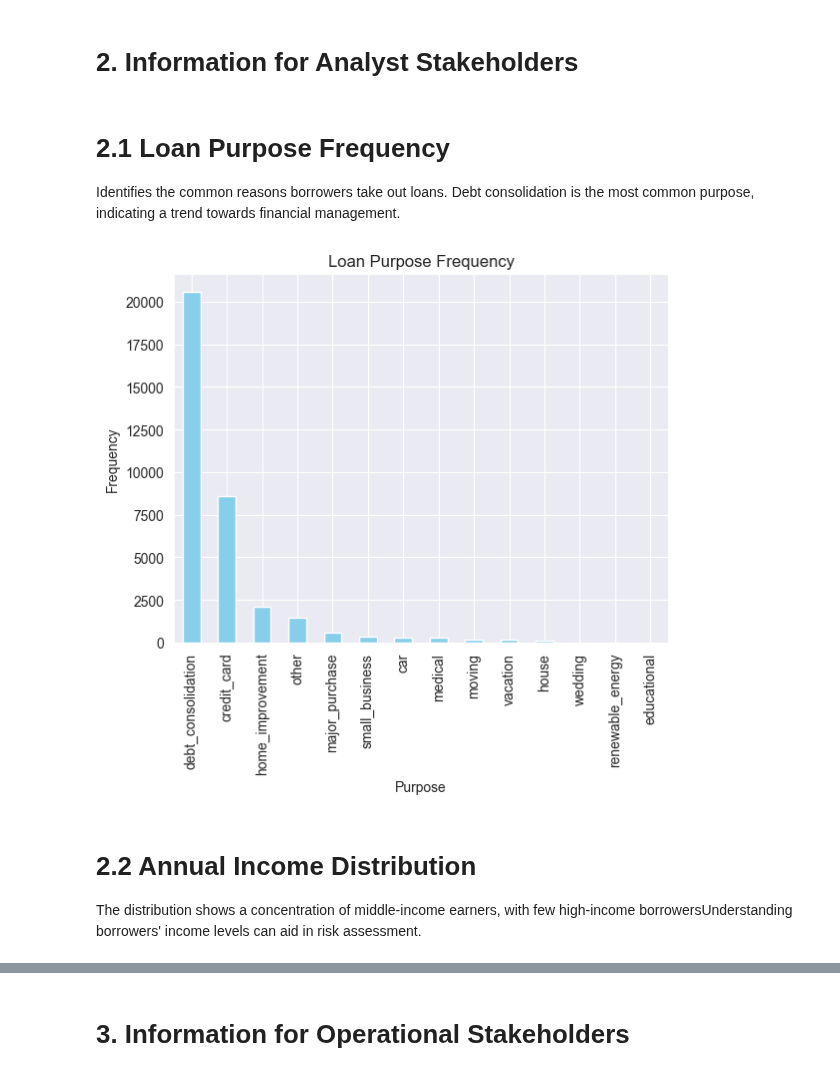
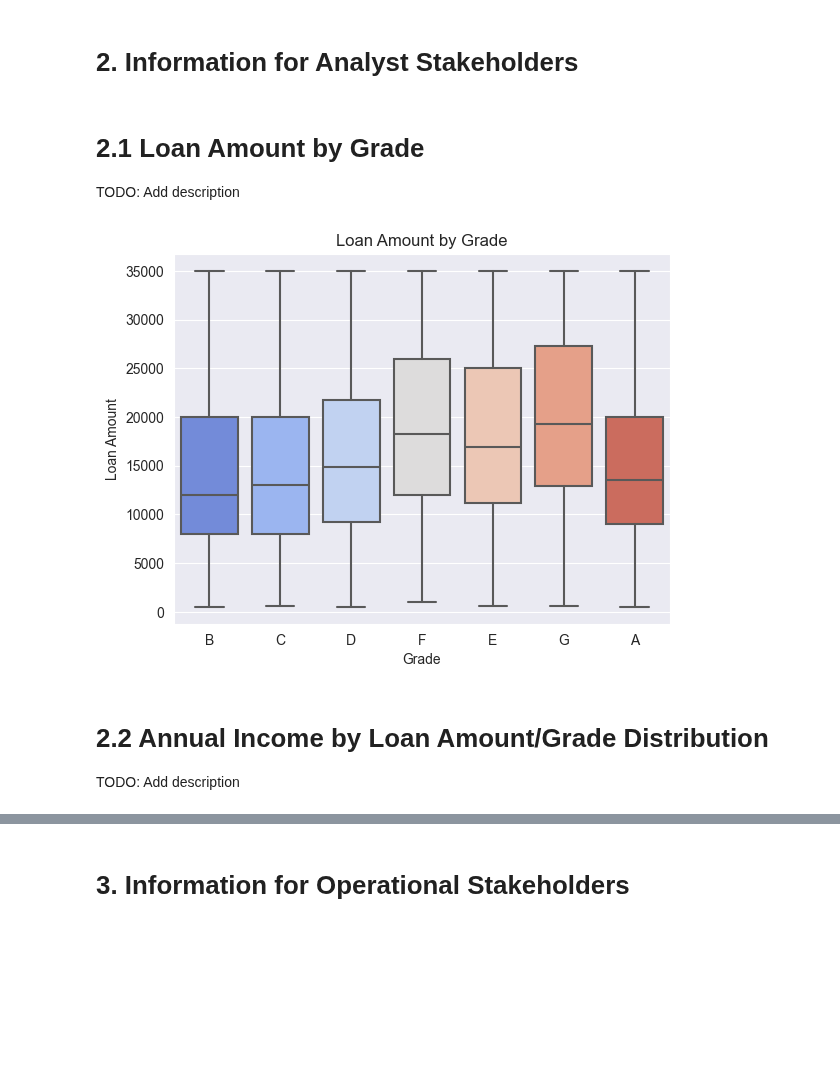
Before and after one commit to ykipfer/data_wrangling_testat, a Jupyter notebook: dq_visualisation.ipynb, the cells around one changed output, grey strips where cells are left out. Saved outputs shown, nothing was run; the diff lists cells and outputs as text; code cells hidden in the pictures; blank space fills up the shorter version.

Commit message:
created plots for stakeholders

```diff
--- a/dq_visualisation.ipynb
+++ b/dq_visualisation.ipynb
@@ -1,12 +1,16 @@
 # %% [markdown]
 # 0. Setup
 # %%
+import warnings
 import pandas as pd
 import matplotlib.pyplot as plt
 import seaborn as sns
 
+# suppress warnings
+warnings.filterwarnings('ignore')
+
 # Load the dataset
-data = pd.read_csv('output/processed_data/wrangled_loan_data.csv')
+data = pd.read_csv('output/processed_data/1709976233_wrangled_loan_data.csv')
 # %% [markdown]
 # Section 1: Information for Strategic Stakeholders
 # %% [markdown]
@@ -50,18 +54,18 @@ plt.show()
 # %% [markdown]
 # 2. Information for Analyst Stakeholders
 # %% [markdown]
-# 2.1 Loan Purpose Frequency
-Identifies the common reasons borrowers take out loans. Debt consolidation is the most common purpose, indicating a trend towards financial management.
+# 2.1 Loan Amount by Grade
+TODO: Add description
 # %%
-data['purpose'].value_counts().plot(kind='bar', color='skyblue')
-plt.title('Loan Purpose Frequency')
-plt.xlabel('Purpose')
-plt.ylabel('Frequency')
-plt.xticks(rotation=90)
+# Creat a boxplot of loan amount by grade
+sns.boxplot(data=data, x='grade', y='loan_amnt', palette='coolwarm')
+plt.title('Loan Amount by Grade')
+plt.xlabel('Grade')
+plt.ylabel('Loan Amount')
 plt.show()
 # %% [output]
-[figure, old version]
+[figure, new version]
 # %% [markdown]
-# 2.2 Annual Income Distribution
-The distribution shows a concentration of middle-income earners, with few high-income borrowersUnderstanding borrowers' income levels can aid in risk assessment.
+# 2.2 Annual Income by Loan Amount/Grade Distribution
+TODO: Add description
 # %%
```
Also changed, not shown: parts of 14 cells of this notebook.
